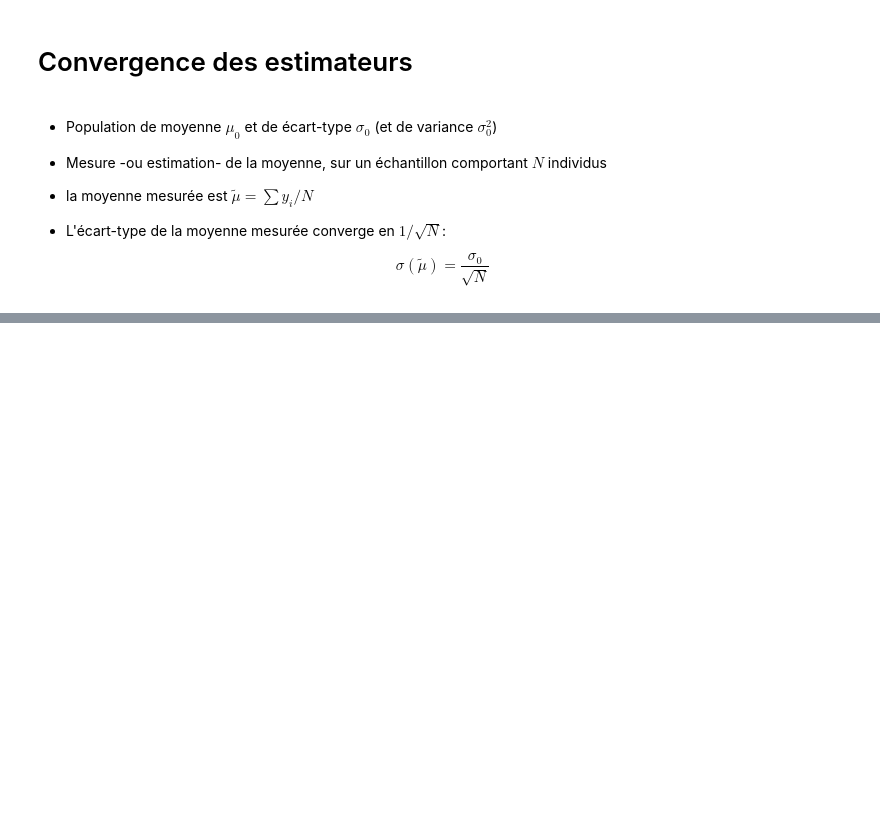
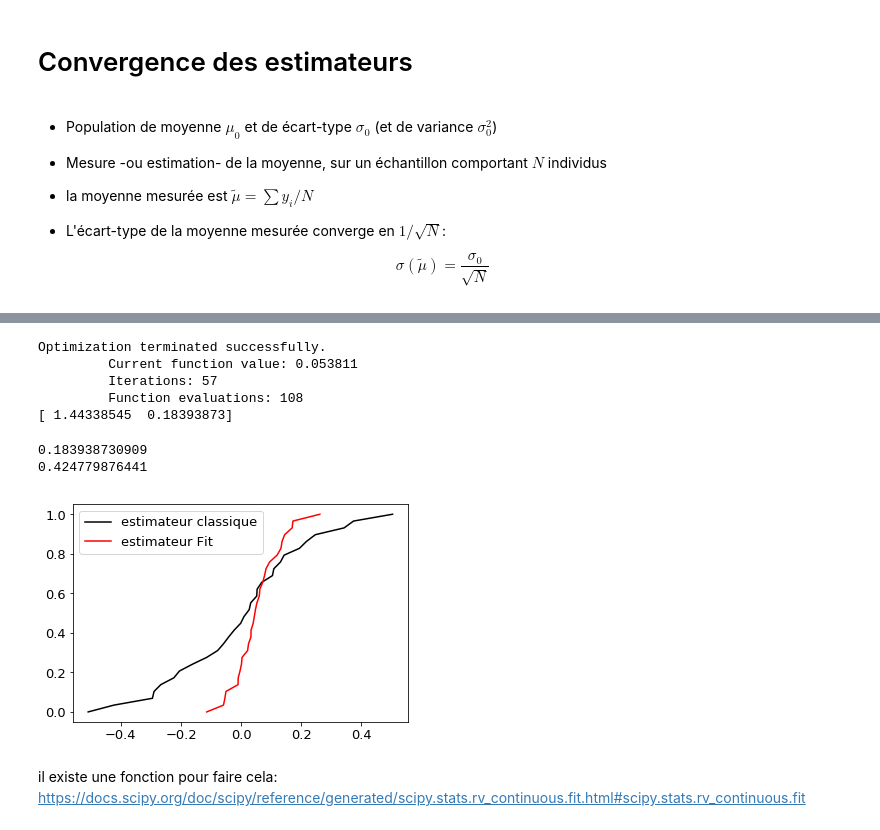
Before and after one commit to xdze2/xdze2.github.io-src, a Jupyter notebook: content/statistiques/Convergence-estimateur.ipynb, the cells around one changed output, grey strips where cells are left out. Cells and saved outputs as stored; diff of their text form; code cells hidden in the pictures; blank space fills up the shorter version.

```diff
--- a/content/statistiques/Convergence-estimateur.ipynb
+++ b/content/statistiques/Convergence-estimateur.ipynb
@@ -60,0 +118,53 @@ plt.xticks(x_lab, labels); # , rotation='vertical'
+# %%
+import scipy.optimize
+
+cost = lambda p: np.sum( ( Ftheo( xFexp, p[0], p[1] ) - Fexp  )**2 )
+xopt = scipy.optimize.fmin(func=cost, x0=[1, 0])
+
+print( xopt )
+# %% [output]
+Optimization terminated successfully.
+         Current function value: 0.053811
+         Iterations: 57
+         Function evaluations: 108
+[ 1.44338545  0.18393873]
+# %%
+print( xopt[1] )
+print( np.mean( Xn ) )
+# %% [output]
+0.183938730909
+0.424779876441
+# %%
+def Ftheo( x, lmda, mu ):
+    F = 1 - np.exp( -(x-mu+1)/lmda )
+    return F
+
+def estimateMean(  X ):
+    Fexp = np.linspace( 0, 1, len(Xn) )
+    xFexp = np.sort( Xn )
+
+    cost = lambda p: np.sum( ( Ftheo( xFexp, p[0], p[1] ) - Fexp  )**2 )
+    xopt = scipy.optimize.fmin(func=cost, x0=[1.2, 1], disp=False)
+
+    return np.mean( X ), xopt[1]
+# %%
+N = 20
+
+all_mu = []
+all_muFit = []
+for i in range(30):
+    Xn = np.random.exponential(scale=1., size=N)-1
+    mu, muFit = estimateMean(  Xn  )
+    all_mu.append( mu )
+    all_muFit.append( muFit )
+
+all_mu.sort()
+all_muFit.sort()
+F = np.linspace( 0, 1, len(all_mu) )
+plt.plot( all_mu, F, 'k', label='estimateur classique' )
+plt.plot( all_muFit, F, 'r', label='estimateur Fit'  )
+plt.legend();
+# %% [output]
+[figure, added]
+# %% [markdown]
+il existe une fonction pour faire cela: https://docs.scipy.org/doc/scipy/reference/generated/scipy.stats.rv_continuous.fit.html#scipy.stats.rv_continuous.fit
```
Also changed, not shown: parts of 10 cells of this notebook, 5 other files.
